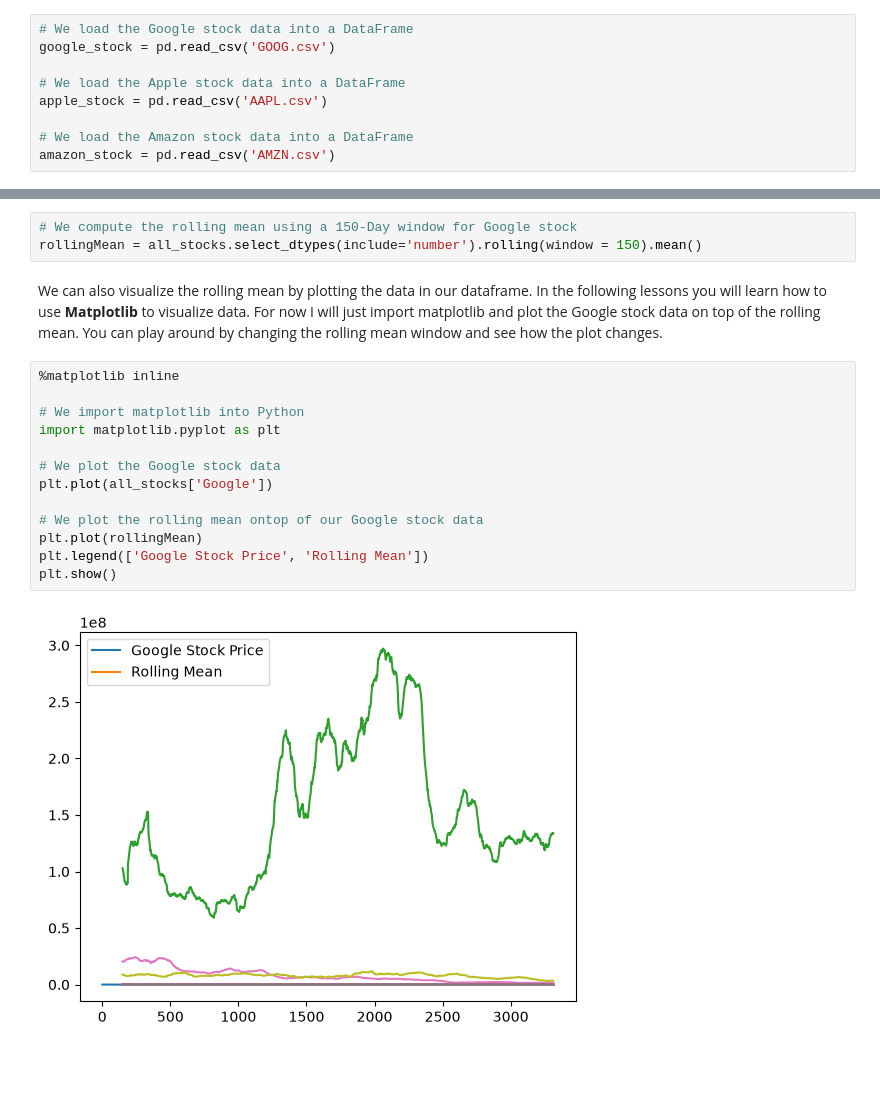
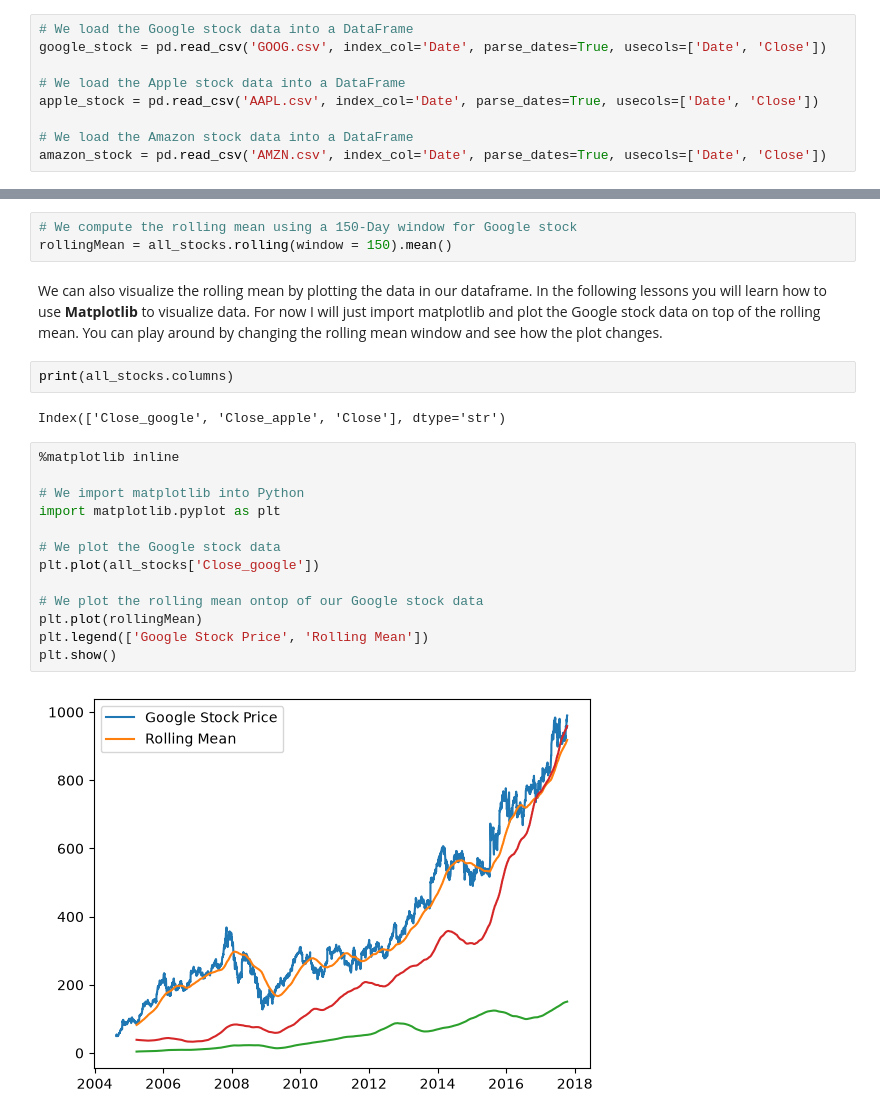
Before and after one commit to Adewallee/Numpy-Pandas-and-Matplotlib, a Jupyter notebook: Pandas Mini-Project/Statistics from Stock Data.ipynb, the cells around one changed output, grey strips where cells are left out. Drawn from its saved outputs; the diff is of its cells as text; blank space fills up the shorter version.

Commit message:
Fix stock join issue and add new updates

```diff
--- a/Pandas Mini-Project/Statistics from Stock Data.ipynb
+++ b/Pandas Mini-Project/Statistics from Stock Data.ipynb
@@ -38,13 +38,13 @@ You will now load the stock data from Google, Apple, and Amazon into separte Dat
 Fill in the code below:
 # %%
 # We load the Google stock data into a DataFrame
-google_stock = pd.read_csv('GOOG.csv')
+google_stock = pd.read_csv('GOOG.csv', index_col='Date', parse_dates=True, usecols=['Date', 'Close'])
 
 # We load the Apple stock data into a DataFrame
-apple_stock = pd.read_csv('AAPL.csv')
+apple_stock = pd.read_csv('AAPL.csv', index_col='Date', parse_dates=True, usecols=['Date', 'Close'])
 
 # We load the Amazon stock data into a DataFrame
-amazon_stock = pd.read_csv('AMZN.csv')
+amazon_stock = pd.read_csv('AMZN.csv', index_col='Date', parse_dates=True, usecols=['Date', 'Close'])
 # %% [markdown]
 You can check that you have loaded the data correctly by displaying the head of the DataFrames.
 # %%
@@ -264,21 +232,25 @@ Volume        -0.210043  1.000000
 We will now look at how we can compute some rolling statistics, also known as moving statistics. We can calculate for example the rolling mean (moving average) of the Google stock price by using the Pandas `dataframe.rolling().mean()` method. The `dataframe.rolling(N).mean()` calculates the rolling mean over an `N`-day window. In other words, we can take a look at the average stock price every `N`  days using the above method. Fill in the code below to calculate the average stock price every 150 days for Google stock
 # %%
 # We compute the rolling mean using a 150-Day window for Google stock
-rollingMean = all_stocks.select_dtypes(include='number').rolling(window = 150).mean()
+rollingMean = all_stocks.rolling(window = 150).mean()
 # %% [markdown]
 We can also visualize the rolling mean by plotting the data in our dataframe. In the following lessons you will learn how to use **Matplotlib** to visualize data. For now I will just import matplotlib and plot the Google stock data on top of the rolling mean. You can play around by changing the rolling mean window and see how the plot changes.
+# %%
+print(all_stocks.columns)
+# %% [output]
+Index(['Close_google', 'Close_apple', 'Close'], dtype='str')
 # %%
 %matplotlib inline
 
 # We import matplotlib into Python
 import matplotlib.pyplot as plt
 
 # We plot the Google stock data
-plt.plot(all_stocks['Google'])
+plt.plot(all_stocks['Close_google'])
 
 # We plot the rolling mean ontop of our Google stock data
 plt.plot(rollingMean)
 plt.legend(['Google Stock Price', 'Rolling Mean'])
 plt.show()
 # %% [output]
-[figure, old version]
+[figure, new version]
```
Also changed, not shown: parts of 10 cells of this notebook.
